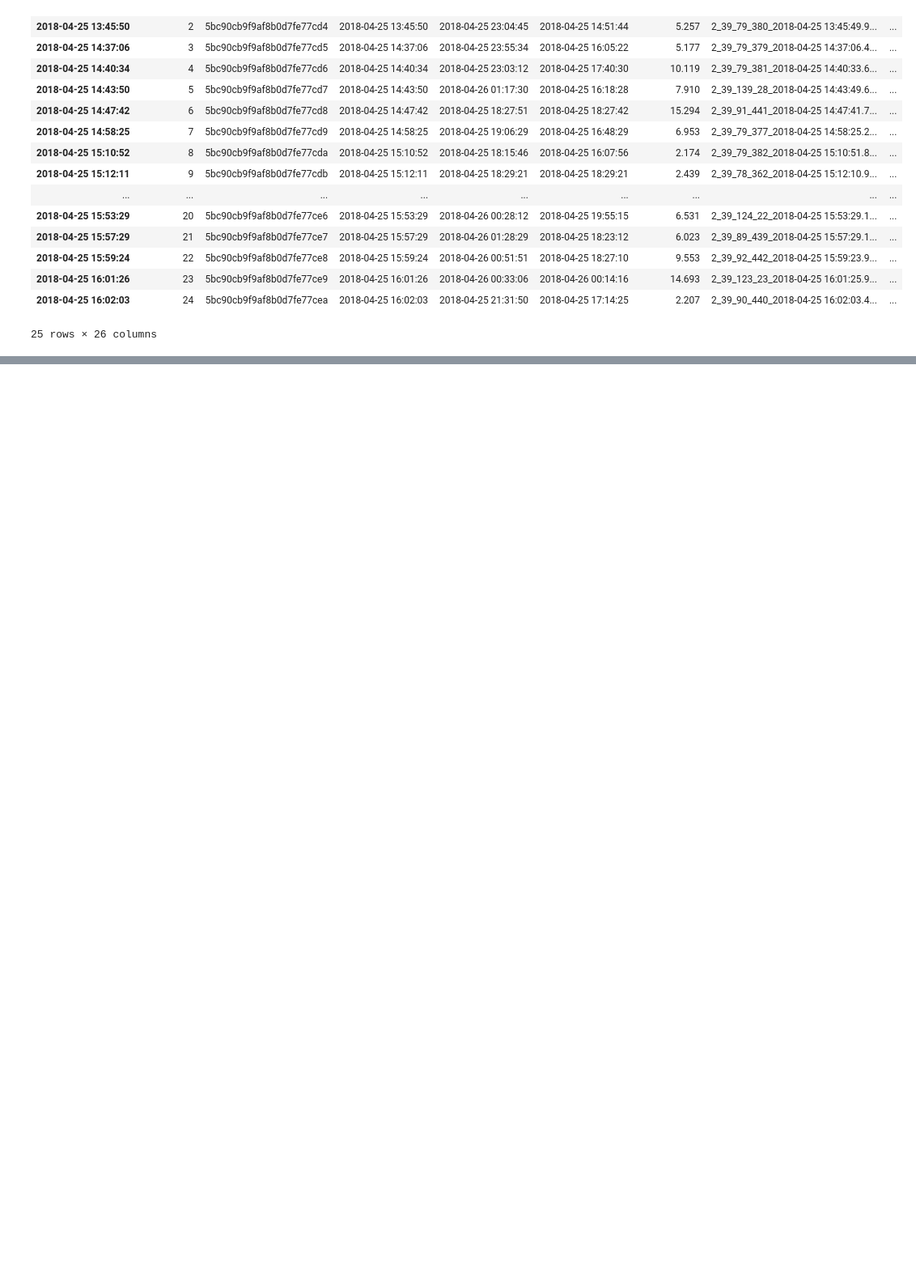
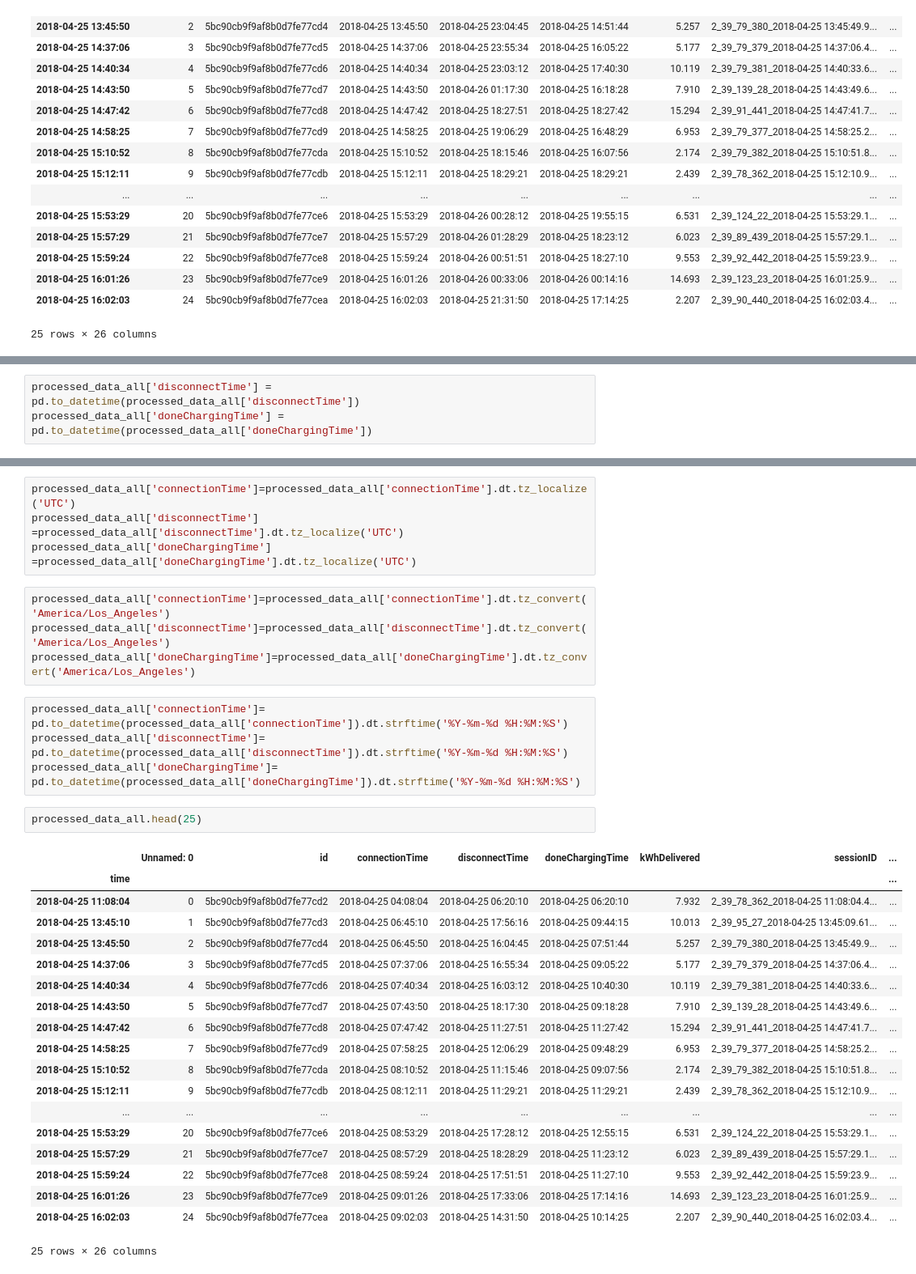
Before and after one commit to JanRkck/AA24, a Jupyter notebook: processed data/processed_data_all.ipynb, the cells around one changed output, grey strips where cells are left out. Shown at 81% size. Cells and saved outputs as stored; diff of their text form; blank space fills up the shorter version.

```diff
--- a/processed data/processed_data_all.ipynb
+++ b/processed data/processed_data_all.ipynb
@@ -194,0 +220,3 @@ processed_data_all.head(25)
+# %%
+processed_data_all['disconnectTime'] = pd.to_datetime(processed_data_all['disconnectTime'])
+processed_data_all['doneChargingTime'] = pd.to_datetime(processed_data_all['doneChargingTime'])
@@ -194,0 +243,34 @@ processed_data_all.head(25)
+# %%
+processed_data_all['connectionTime']=processed_data_all['connectionTime'].dt.tz_localize('UTC')
+processed_data_all['disconnectTime'] =processed_data_all['disconnectTime'].dt.tz_localize('UTC')
+processed_data_all['doneChargingTime'] =processed_data_all['doneChargingTime'].dt.tz_localize('UTC')
+# %%
+processed_data_all['connectionTime']=processed_data_all['connectionTime'].dt.tz_convert('America/Los_Angeles')
+processed_data_all['disconnectTime']=processed_data_all['disconnectTime'].dt.tz_convert('America/Los_Angeles')
+processed_data_all['doneChargingTime']=processed_data_all['doneChargingTime'].dt.tz_convert('America/Los_Angeles')
+# %%
+processed_data_all['connectionTime']= pd.to_datetime(processed_data_all['connectionTime']).dt.strftime('%Y-%m-%d %H:%M:%S')
+processed_data_all['disconnectTime']= pd.to_datetime(processed_data_all['disconnectTime']).dt.strftime('%Y-%m-%d %H:%M:%S')
+processed_data_all['doneChargingTime']= pd.to_datetime(processed_data_all['doneChargingTime']).dt.strftime('%Y-%m-%d %H:%M:%S')
+# %%
+processed_data_all.head(25)
+# %% [output]
+|  | Unnamed: 0 | id | connectionTime | disconnectTime | doneChargingTime | kWhDelivered | sessionID | ... |
+| time |  |  |  |  |  |  |  | ... |
+| 2018-04-25 11:08:04 | 0 | 5bc90cb9f9af8b0d7fe77cd2 | 2018-04-25 04:08:04 | 2018-04-25 06:20:10 | 2018-04-25 06:20:10 | 7.932 | 2_39_78_362_2018-04-25 11:08:04.4... | ... |
+| 2018-04-25 13:45:10 | 1 | 5bc90cb9f9af8b0d7fe77cd3 | 2018-04-25 06:45:10 | 2018-04-25 17:56:16 | 2018-04-25 09:44:15 | 10.013 | 2_39_95_27_2018-04-25 13:45:09.61... | ... |
+| 2018-04-25 13:45:50 | 2 | 5bc90cb9f9af8b0d7fe77cd4 | 2018-04-25 06:45:50 | 2018-04-25 16:04:45 | 2018-04-25 07:51:44 | 5.257 | 2_39_79_380_2018-04-25 13:45:49.9... | ... |
+| 2018-04-25 14:37:06 | 3 | 5bc90cb9f9af8b0d7fe77cd5 | 2018-04-25 07:37:06 | 2018-04-25 16:55:34 | 2018-04-25 09:05:22 | 5.177 | 2_39_79_379_2018-04-25 14:37:06.4... | ... |
+| 2018-04-25 14:40:34 | 4 | 5bc90cb9f9af8b0d7fe77cd6 | 2018-04-25 07:40:34 | 2018-04-25 16:03:12 | 2018-04-25 10:40:30 | 10.119 | 2_39_79_381_2018-04-25 14:40:33.6... | ... |
+| 2018-04-25 14:43:50 | 5 | 5bc90cb9f9af8b0d7fe77cd7 | 2018-04-25 07:43:50 | 2018-04-25 18:17:30 | 2018-04-25 09:18:28 | 7.910 | 2_39_139_28_2018-04-25 14:43:49.6... | ... |
+| 2018-04-25 14:47:42 | 6 | 5bc90cb9f9af8b0d7fe77cd8 | 2018-04-25 07:47:42 | 2018-04-25 11:27:51 | 2018-04-25 11:27:42 | 15.294 | 2_39_91_441_2018-04-25 14:47:41.7... | ... |
+| 2018-04-25 14:58:25 | 7 | 5bc90cb9f9af8b0d7fe77cd9 | 2018-04-25 07:58:25 | 2018-04-25 12:06:29 | 2018-04-25 09:48:29 | 6.953 | 2_39_79_377_2018-04-25 14:58:25.2... | ... |
+| 2018-04-25 15:10:52 | 8 | 5bc90cb9f9af8b0d7fe77cda | 2018-04-25 08:10:52 | 2018-04-25 11:15:46 | 2018-04-25 09:07:56 | 2.174 | 2_39_79_382_2018-04-25 15:10:51.8... | ... |
+| 2018-04-25 15:12:11 | 9 | 5bc90cb9f9af8b0d7fe77cdb | 2018-04-25 08:12:11 | 2018-04-25 11:29:21 | 2018-04-25 11:29:21 | 2.439 | 2_39_78_362_2018-04-25 15:12:10.9... | ... |
+| ... | ... | ... | ... | ... | ... | ... | ... | ... |
+| 2018-04-25 15:53:29 | 20 | 5bc90cb9f9af8b0d7fe77ce6 | 2018-04-25 08:53:29 | 2018-04-25 17:28:12 | 2018-04-25 12:55:15 | 6.531 | 2_39_124_22_2018-04-25 15:53:29.1... | ... |
+| 2018-04-25 15:57:29 | 21 | 5bc90cb9f9af8b0d7fe77ce7 | 2018-04-25 08:57:29 | 2018-04-25 18:28:29 | 2018-04-25 11:23:12 | 6.023 | 2_39_89_439_2018-04-25 15:57:29.1... | ... |
+| 2018-04-25 15:59:24 | 22 | 5bc90cb9f9af8b0d7fe77ce8 | 2018-04-25 08:59:24 | 2018-04-25 17:51:51 | 2018-04-25 11:27:10 | 9.553 | 2_39_92_442_2018-04-25 15:59:23.9... | ... |
+| 2018-04-25 16:01:26 | 23 | 5bc90cb9f9af8b0d7fe77ce9 | 2018-04-25 09:01:26 | 2018-04-25 17:33:06 | 2018-04-25 17:14:16 | 14.693 | 2_39_123_23_2018-04-25 16:01:25.9... | ... |
+| 2018-04-25 16:02:03 | 24 | 5bc90cb9f9af8b0d7fe77cea | 2018-04-25 09:02:03 | 2018-04-25 14:31:50 | 2018-04-25 10:14:25 | 2.207 | 2_39_90_440_2018-04-25 16:02:03.4... | ... |
+25 rows × 26 columns
```
Also changed, not shown: parts of 14 cells of this notebook, 17 other files.
